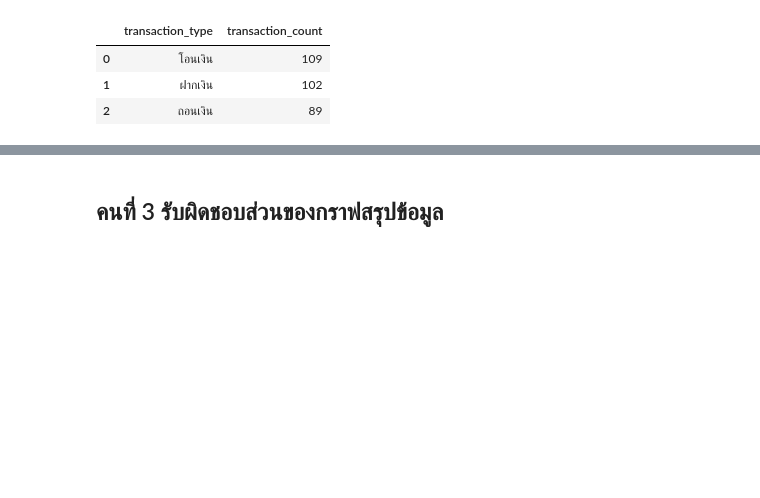
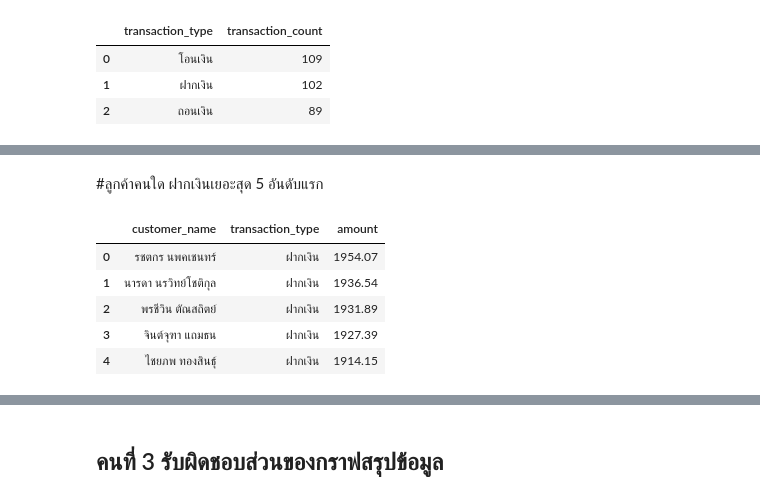
Before and after one commit to natchanant-arch/Project_Savings_Cooperative, a Jupyter notebook: FINAL_PRO.ipynb, the cells around one changed output, grey strips where cells are left out. Drawn from its saved outputs; the diff is of its cells as text; code cells hidden in the pictures; blank space fills up the shorter version.

```diff
--- a/FINAL_PRO.ipynb
+++ b/FINAL_PRO.ipynb
@@ -1005,0 +1060,23 @@ df.head()
+# %% [markdown]
+#ลูกค้าคนใด ฝากเงินเยอะสุด 5 อันดับแรก
+# %%
+query ="""
+SELECT
+  t.customer_name,
+  s.transaction_type,
+  s.amount
+FROM `my-type-project-505203.11.ลูกค้า` AS t
+JOIN `my-type-project-505203.11.ธุรกรรม` AS s
+  ON t.int64_field_0 = s.int64_field_0
+WHERE s.transaction_type = 'ฝากเงิน'
+ORDER BY s.amount DESC
+LIMIT 5"""
+df = pd.read_gbq(query, project_id=project_id, dialect="standard")
+df.head()
+# %% [output]
+|  | customer_name | transaction_type | amount |
+| 0 | รชตกร นพคเชนทร์ | ฝากเงิน | 1954.07 |
+| 1 | นารดา นรวิทย์โชติกุล | ฝากเงิน | 1936.54 |
+| 2 | พรชีวิน ตัณสถิตย์ | ฝากเงิน | 1931.89 |
+| 3 | จินต์จุฑา แถมธน | ฝากเงิน | 1927.39 |
+| 4 | ไชยภพ ทองสินธุ์ | ฝากเงิน | 1914.15 |
```
Also changed, not shown: parts of 9 cells of this notebook.
